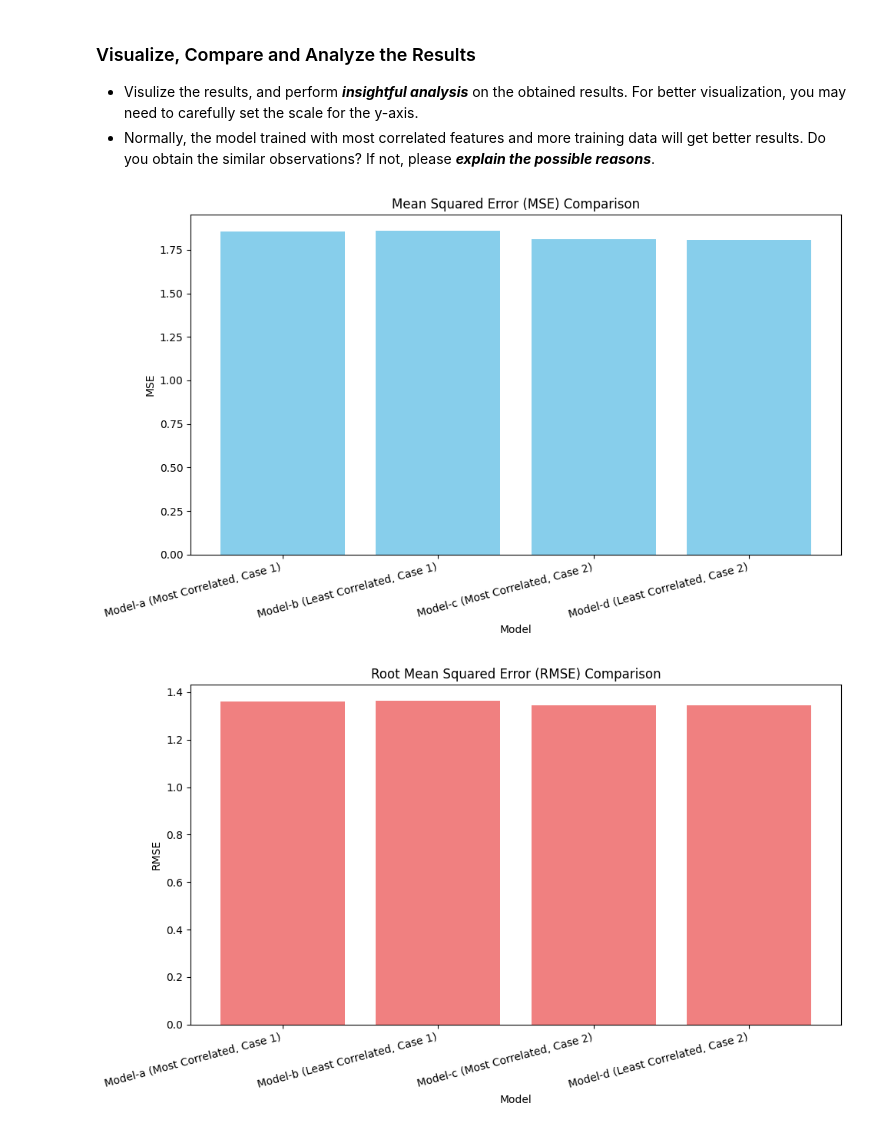
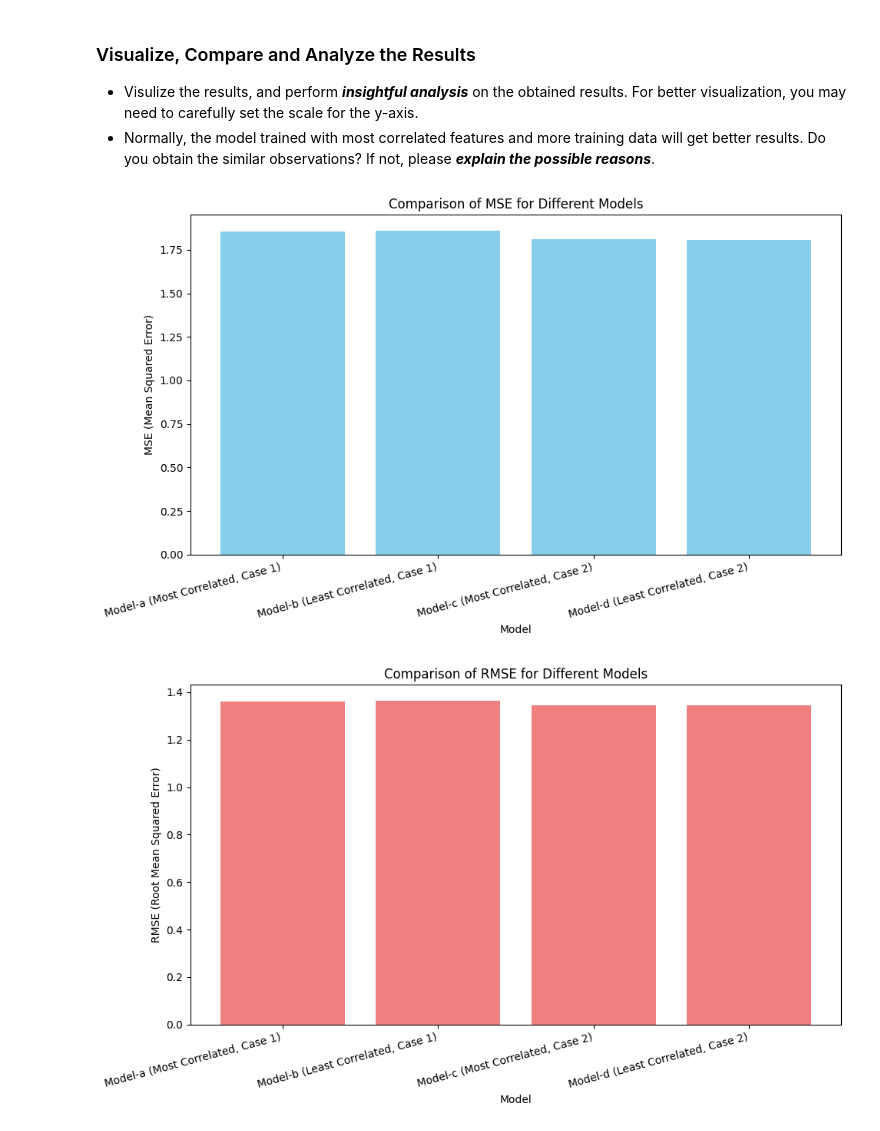
Before and after one commit to usamashah24/Assignment-3, a Jupyter notebook: Portfolio_2_questions.ipynb, the cells around one changed output. Cells and saved outputs as stored; diff of their text form; code cells hidden in the pictures.

Commit message:
Final Visualise

```diff
--- a/Portfolio_2_questions.ipynb
+++ b/Portfolio_2_questions.ipynb
@@ -286,30 +286,37 @@ Model-d (Least Correlated, Case 2) - MSE: 1.8066440971053024 RMSE: 1.34411461457
 # %%
 import matplotlib.pyplot as plt
 
+# Define MSE and RMSE values for each model
 mse_values = [1.855, 1.858, 1.811, 1.807]
 rmse_values = [1.362, 1.363, 1.346, 1.344]
-model_names = ["Model-a (Most Correlated, Case 1)", "Model-b (Least Correlated, Case 1)",
-               "Model-c (Most Correlated, Case 2)", "Model-d (Least Correlated, Case 2)"]
 
-# Create a bar plot for MSE
+# Define model names for labeling the plots
+model_names = [
+    "Model-a (Most Correlated, Case 1)",
+    "Model-b (Least Correlated, Case 1)",
+    "Model-c (Most Correlated, Case 2)",
+    "Model-d (Least Correlated, Case 2)"
+]
+
+# Create a bar plot for MSE comparison
 plt.figure(figsize=(10, 6))
 plt.bar(model_names, mse_values, color='skyblue')
 plt.xlabel('Model')
-plt.ylabel('MSE')
-plt.title('Mean Squared Error (MSE) Comparison')
-plt.xticks(rotation=15, ha='right')
-plt.tight_layout()
+plt.ylabel('MSE (Mean Squared Error)')
+plt.title('Comparison of MSE for Different Models')
+plt.xticks(rotation=15, ha='right')  # Rotate x-axis labels for readability
+plt.tight_layout()  # Ensure proper spacing
 plt.show()
 
-# Create a bar plot for RMSE
+# Create a bar plot for RMSE comparison
 plt.figure(figsize=(10, 6))
 plt.bar(model_names, rmse_values, color='lightcoral')
 plt.xlabel('Model')
-plt.ylabel('RMSE')
-plt.title('Root Mean Squared Error (RMSE) Comparison')
-plt.xticks(rotation=15, ha='right')
-plt.tight_layout()
+plt.ylabel('RMSE (Root Mean Squared Error)')
+plt.title('Comparison of RMSE for Different Models')
+plt.xticks(rotation=15, ha='right')  # Rotate x-axis labels for readability
+plt.tight_layout()  # Ensure proper spacing
 plt.show()
 # %% [output]
-[figure, old version]
+[figure, new version]
-[figure, old version]
+[figure, new version]
```
